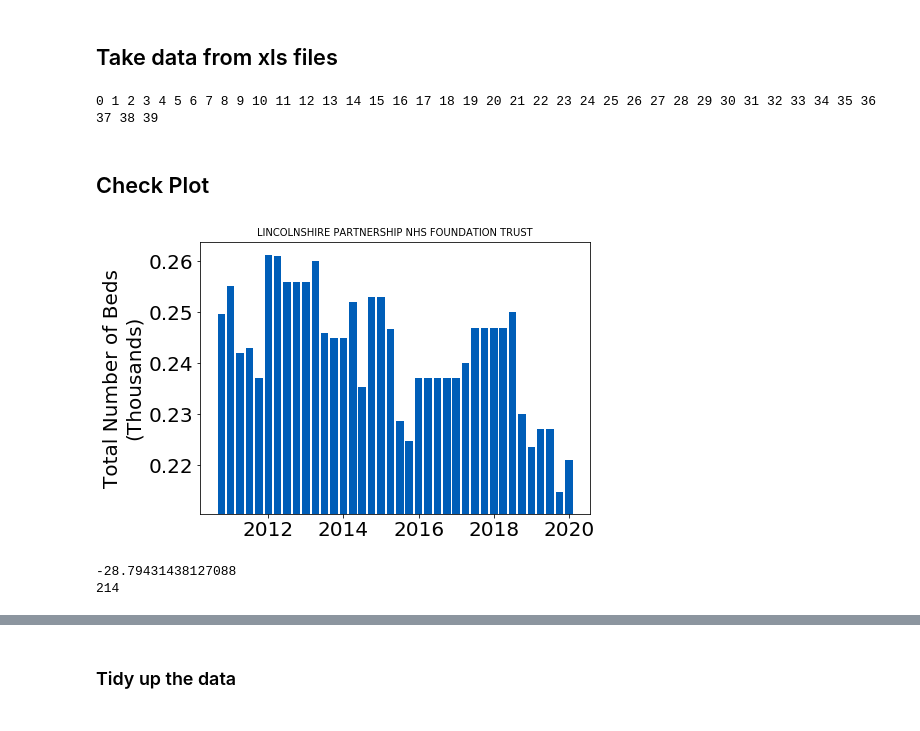
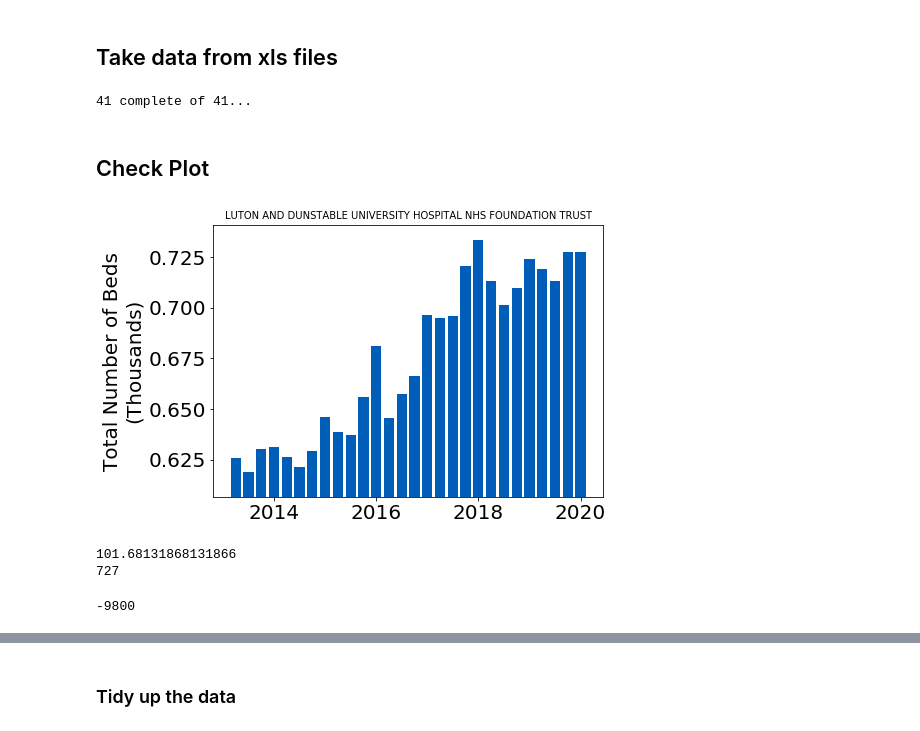
Before and after one commit to HowsMyNHS/NHSdata, a Jupyter notebook: NhsEngBeds.ipynb, the cells around one changed output, grey strips where cells are left out. Drawn from its saved outputs; the diff is of its cells as text; code cells hidden in the pictures.

```diff
--- a/NhsEngBeds.ipynb
+++ b/NhsEngBeds.ipynb
@@ -66,7 +67,7 @@ tempfile.close()
 sheet = pd.read_excel('tempfile.xls', sheet_name=0, skiprows=14, usecols="A,B,C,D,E,F,G,H,I,J,K,L,M,N")
 
 # List of names from the first sheet
-firstNames = sheet['Org Name'].values
+firstNames = np.load("bedNames.npy", allow_pickle = True) #sheet['Org Name'].values
 
 BedsAvail = np.zeros((len(firstNames), len(data)),dtype=object)
 BedsAvail[:,:] = '-'
@@ -85,7 +86,6 @@ for i, name in enumerate(data):
     tempfile.close()
 
     # Get all of the data from row 16 with columns A to N
-    # I don't think this is how try is supposed to be used but it works
     if not 'XLS-406K' in name:
         sheet_avail = pd.read_excel('tempfile.xls', sheet_name=0, skiprows=14, usecols="F,G,H,I,J,K")
         sheet_occ = pd.read_excel('tempfile.xls', sheet_name=0, skiprows=14, usecols="F,N,M,O,P,Q")
@@ -93,77 +93,78 @@ for i, name in enumerate(data):
         sheet_avail = pd.read_excel('tempfile.xls', sheet_name=0, skiprows=5, usecols="E,F,G,H,I")
         sheet_occ = pd.read_excel('tempfile.xls', sheet_name=0, skiprows=5, usecols="E,L,M,N,O,P")
 
-#     # calling head() method
-#     # storing in new variable
-#     data_top = sheet_occ.head()
-
-#     # display
-#     print(data_top)
-
     #print(sheet)
-    names = sheet_avail['Org Name'].values
+    newNames = sheet_avail['Org Name'].values
     totalbeds = sheet_avail['Total '].values
     occbeds = sheet_occ['Total .1'].values
 
-    for j, fname in enumerate(firstNames):
-        if sum(names==fname) == 1:
+    for j, name in enumerate(newNames):
+        if name in firstNames:
             # Save attendance data
-            beds = totalbeds[names==fname]
+            beds = totalbeds[newNames==name]
             assert len(beds) == 1
-            BedsAvail[:,i][firstNames==fname] = beds
+            BedsAvail[:,i][firstNames==name] = beds
 
             # Save waiting data
-            occ_beds = occbeds[names==fname]
+            occ_beds = occbeds[newNames==name]
             assert len(occ_beds) == 1
-            OccBeds[:,i][firstNames==fname] = occ_beds
+            OccBeds[:,i][firstNames==name] = occ_beds
+        #else:
+        #    print(name)
 
-    print(i, end = ' ')
-
-#     if printOutput == False:
-#         print("{} complete of {}...".format(i+1,len(data)),end = "\r")
+    if printOutput == False:
+        print("{} complete of {}...".format(i+1,len(data)),end = "\r")
 # %% [output]
-0 1 2 3 4 5 6 7 8 9 10 11 12 13 14 15 16 17 18 19 20 21 22 23 24 25 26 27 28 29 30 31 32 33 34 35 36 37 38 39
+41 complete of 41...
 # %% [markdown]
 <h2> Check Plot</h2>
 # %%
 fig, ax1 = plt.subplots(figsize = (7,5))
-time = np.arange(2010.25, 2020.25, 0.25)[::-1]
+time = np.arange(2010.25, 2020.5, 0.25)[::-1]
 
-hospital = 100
+hospital = -1
 
 allBeds = BedsAvail[hospital,:][BedsAvail[hospital,:]!='-']
 ax1.set_title(firstNames[hospital],size = 10)
 ax1.bar(time[BedsAvail[hospital,:]!='-'], allBeds*1e-3, width = 0.2,
         align='center', alpha=1, color="#005EB8")
 #plt.plot(time, allBeds,'r.',lw=2)
 ax1.set_ylim(0.98*min(allBeds)*1e-3, 1.01*max(allBeds)*1e-3)
 ax1.set_ylabel("Total Number of Beds\n(Thousands)")
 plt.show()
 
 print(allBeds[0]-allBeds[-1])
 print(int(allBeds[1]))
 # %% [output]
-[figure, old version]
+[figure, new version]
--28.79431438127088
-214
+101.68131868131866
+727
 # %%
 better = 0
 worse = 0
 same = 0
-change = np.zeros(len(firstNames[2:]))
-for i, name in enumerate(firstNames[2:]):
+
+last_index = -1
+
+totalChange = 0
+
+for i, name in enumerate(firstNames[2:-2]):
     Beds = BedsAvail[firstNames == name]
     Beds = Beds[Beds!='-']
 
-    change[i] = Beds[0]-Beds[-1]
-    if change[i]>Beds[-1]*0.05:
-        better += 1
-    elif change[i]<-Beds[-1]*0.05:
-        worse += 1
-    else:
-        same += 1
+    if len(Beds) > 2:
+        change = (Beds[0]-Beds[last_index])
+        totalChange += change
+        if change>50:
+            better += 1
+        elif change<-50:
+            worse += 1
+        else:
+            same += 1
 
-#plt.plot(time[BedfordBedsAvail != '-'], remaining,lw=2)
+print(totalChange)
+# %% [output]
+-9800
 # %%
 # Data to plot
 matplotlib.rcParams['mathtext.fontset'] = 'stix'
```
Also changed, not shown: parts of 5 cells of this notebook, 4 other files.
